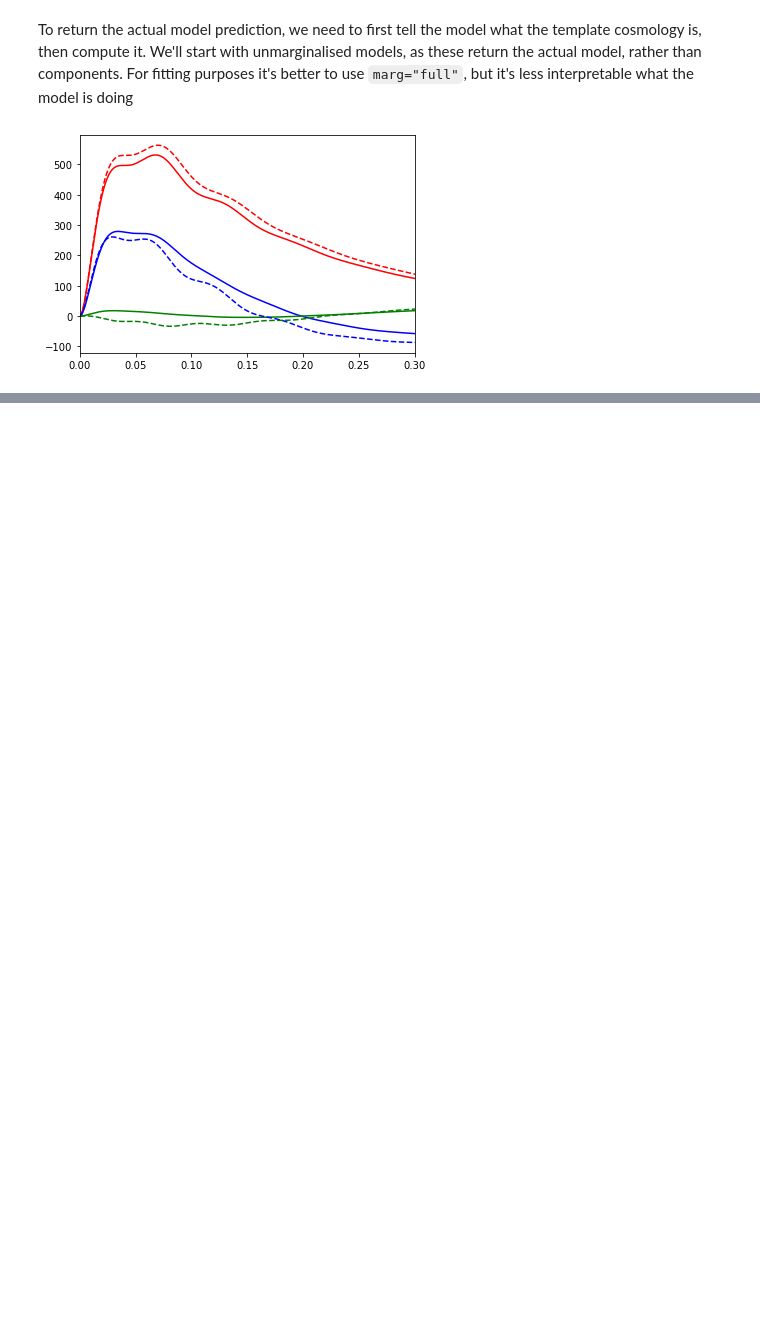
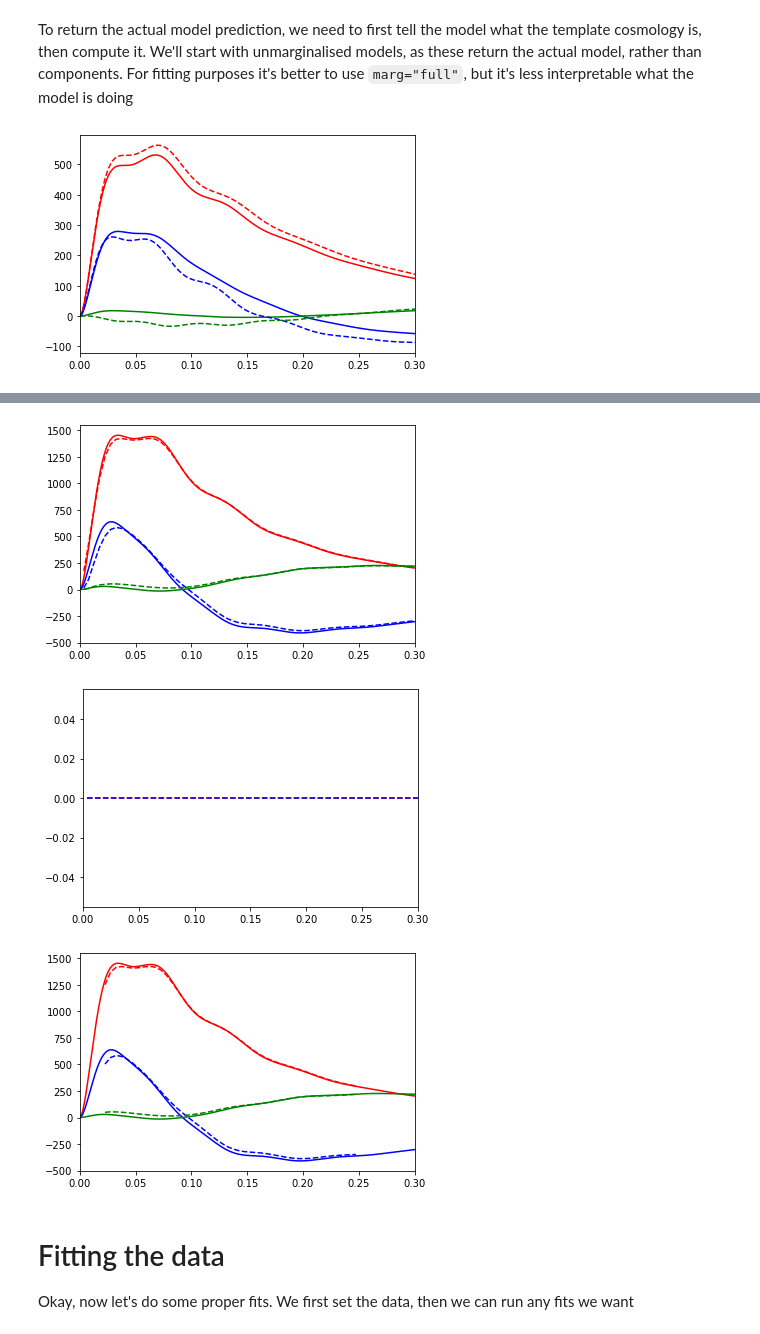
Before and after one commit to Samreay/Barry, a Jupyter notebook: DESI_KP4_EXAMPLES.ipynb, the cells around one changed output, grey strips where cells are left out. Cells and saved outputs as stored; diff of their text form; code cells hidden in the pictures; blank space fills up the shorter version.

```diff
--- a/DESI_KP4_EXAMPLES.ipynb
+++ b/DESI_KP4_EXAMPLES.ipynb
@@ -370 +367,54 @@ Okay, now let's do some proper fits. We first set the data, then we can run any
+# %%
+# Load in a dataset
+dataset = PowerSpectrum_DESI_KP4(mocktype="abacus_cutsky", fit_poles=(0,2,4), min_k=0.02, max_k=0.25, redshift_bin=1)
+data = dataset.get_data()
+
+# Set up a model and tell it about the data
+model = PowerBeutler2017(isotropic=False, poly_poles=(0,2), marg=None)
+model.set_data(data)
+
+# Get the model without window function convolution
+p = model.get_param_dict(model.get_defaults())
+kprime, pk, marged = model.compute_power_spectrum(ks, p)
+
+# And now with window function convolution
+kout = data[0]["ks_output"]
+pk_win, pk_win_odd, marged_win, marged_win_odd, mask = model.get_model(p, data[0])
+
+# Plot the convolved model multipoles
+plt.errorbar(ks, ks * pk[0], marker="None", ls="-", c="r", label=r"$P_{0}(k)$")
+plt.errorbar(ks, ks * pk[2], marker="None", ls="-", c="b", label=r"$P_{2}(k)$")
+plt.errorbar(ks, ks * pk[4], marker="None", ls="-", c="g", label=r"$P_{4}(k)$")
+plt.errorbar(kout, kout * pk_win[:len(kout)], marker="None", ls="--", c="r")
+plt.errorbar(kout, kout * pk_win[2*len(kout):3*len(kout)], marker="None", ls="--", c="b")
+plt.errorbar(kout, kout * pk_win[4*len(kout):5*len(kout)], marker="None", ls="--", c="g")
+plt.xlim(0.0, 0.3)
+plt.show()
+
+# Odd multipoles
+plt.errorbar(kout, kout * pk_win[1*len(kout):2*len(kout)], marker="None", ls="--", c="r")
+plt.errorbar(kout, kout * pk_win[3*len(kout):4*len(kout)], marker="None", ls="--", c="b")
+plt.xlim(0.0, 0.3)
+plt.show()
+
+# And now masked to the data fitting ranges
+kmasked = data[0]["ks"]
+pk_masked, pk_masked_odd = pk_win[mask], pk_win_odd[mask]
+
+# Model multipoles at data bins we are including in the fit
+plt.errorbar(ks, ks * pk[0], marker="None", ls="-", c="r", label=r"$P_{0}(k)$")
+plt.errorbar(ks, ks * pk[2], marker="None", ls="-", c="b", label=r"$P_{2}(k)$")
+plt.errorbar(ks, ks * pk[4], marker="None", ls="-", c="g", label=r"$P_{4}(k)$")
+plt.errorbar(kmasked, kmasked * pk_masked[:len(kmasked)], marker="None", ls="--", c="r")
+plt.errorbar(kmasked, kmasked * pk_masked[len(kmasked):2*len(kmasked)], marker="None", ls="--", c="b")
+plt.errorbar(kmasked, kmasked * pk_masked[2*len(kmasked):3*len(kmasked)], marker="None", ls="--", c="g")
+plt.xlim(0.0, 0.3)
+plt.show()
+# %% [output]
+[figure, added]
+[figure, added]
+[figure, added]
+# %% [markdown]
+# Fitting the data
+Okay, now let's do some proper fits. We first set the data, then we can run any fits we want
 # %%
```
Also changed, not shown: parts of 12 cells of this notebook, 2 other files.
